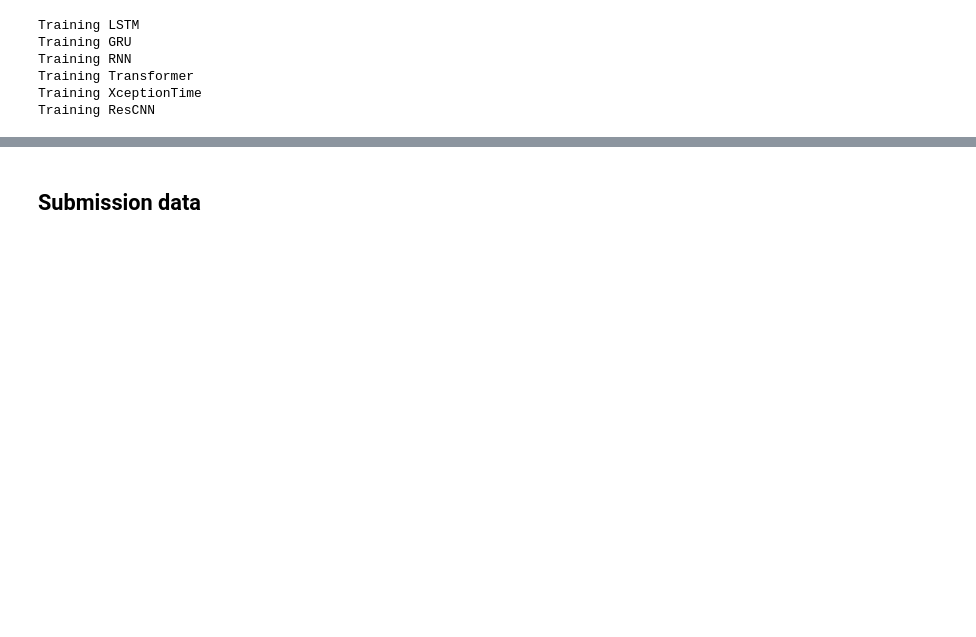
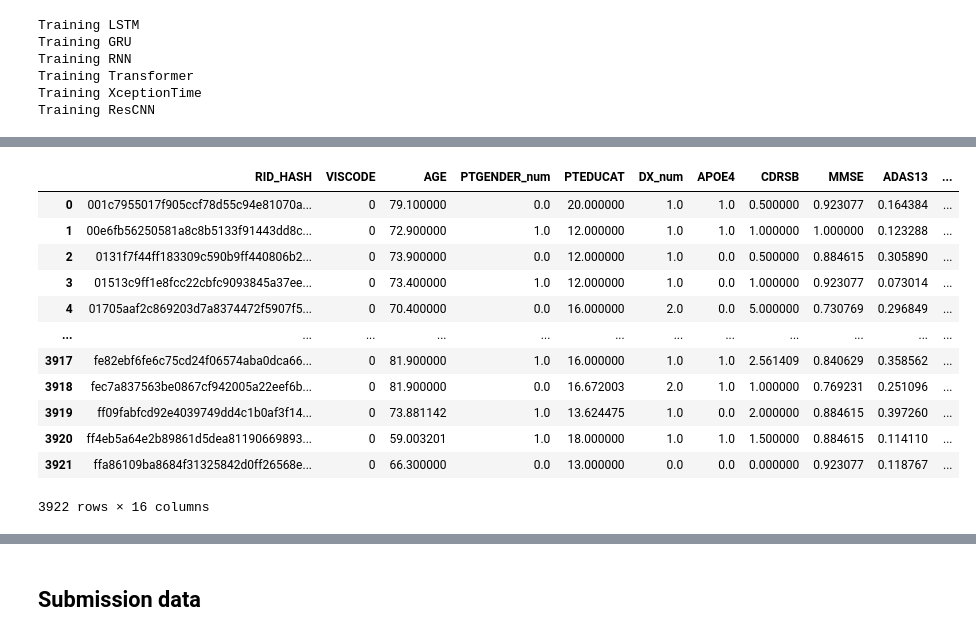
Before and after one commit to bcebere/genentech-404-challenge, a Jupyter notebook: explore_score_take7.ipynb, the cells around one changed output, grey strips where cells are left out. Drawn from its saved outputs; the diff is of its cells as text; code cells hidden in the pictures; blank space fills up the shorter version.

```diff
--- a/explore_score_take7.ipynb
+++ b/explore_score_take7.ipynb
@@ -1004,0 +986,33 @@ predictions
+# %%
+dev_set_first_visit = dev_set[dev_set["VISCODE"] == 0]
+dev_1_first_visit = dev_1[dev_1["VISCODE"] == 0]
+dev_2_first_visit = dev_2[dev_2["VISCODE"] == 0]
+
+test_A_first_visit = test_A[test_A["VISCODE"] == 0]
+test_B_first_visit = test_B[test_B["VISCODE"] == 0]
+
+first_visits = pd.concat([
+    dev_set_first_visit,
+    dev_1_first_visit,
+    dev_2_first_visit,
+    test_A_first_visit,
+    test_B_first_visit,
+], ignore_index = True)
+
+first_visits_imputed = full_imputation(first_visits)
+
+first_visits_imputed
+# %% [output]
+|  | RID_HASH | VISCODE | AGE | PTGENDER_num | PTEDUCAT | DX_num | APOE4 | CDRSB | MMSE | ADAS13 | ... |
+| 0 | 001c7955017f905ccf78d55c94e81070a... | 0 | 79.100000 | 0.0 | 20.000000 | 1.0 | 1.0 | 0.500000 | 0.923077 | 0.164384 | ... |
+| 1 | 00e6fb56250581a8c8b5133f91443dd8c... | 0 | 72.900000 | 1.0 | 12.000000 | 1.0 | 1.0 | 1.000000 | 1.000000 | 0.123288 | ... |
+| 2 | 0131f7f44ff183309c590b9ff440806b2... | 0 | 73.900000 | 0.0 | 12.000000 | 1.0 | 0.0 | 0.500000 | 0.884615 | 0.305890 | ... |
+| 3 | 01513c9ff1e8fcc22cbfc9093845a37ee... | 0 | 73.400000 | 1.0 | 12.000000 | 1.0 | 0.0 | 1.000000 | 0.923077 | 0.073014 | ... |
+| 4 | 01705aaf2c869203d7a8374472f5907f5... | 0 | 70.400000 | 0.0 | 16.000000 | 2.0 | 0.0 | 5.000000 | 0.730769 | 0.296849 | ... |
+| ... | ... | ... | ... | ... | ... | ... | ... | ... | ... | ... | ... |
+| 3917 | fe82ebf6fe6c75cd24f06574aba0dca66... | 0 | 81.900000 | 1.0 | 16.000000 | 1.0 | 1.0 | 2.561409 | 0.840629 | 0.358562 | ... |
+| 3918 | fec7a837563be0867cf942005a22eef6b... | 0 | 81.900000 | 0.0 | 16.672003 | 2.0 | 1.0 | 1.000000 | 0.769231 | 0.251096 | ... |
+| 3919 | ff09fabfcd92e4039749dd4c1b0af3f14... | 0 | 73.881142 | 1.0 | 13.624475 | 1.0 | 0.0 | 2.000000 | 0.884615 | 0.397260 | ... |
+| 3920 | ff4eb5a64e2b89861d5dea81190669893... | 0 | 59.003201 | 1.0 | 18.000000 | 1.0 | 1.0 | 1.500000 | 0.884615 | 0.114110 | ... |
+| 3921 | ffa86109ba8684f31325842d0ff26568e... | 0 | 66.300000 | 0.0 | 13.000000 | 0.0 | 0.0 | 0.000000 | 0.923077 | 0.118767 | ... |
+3922 rows × 16 columns
```
Also changed, not shown: parts of 41 cells of this notebook.
